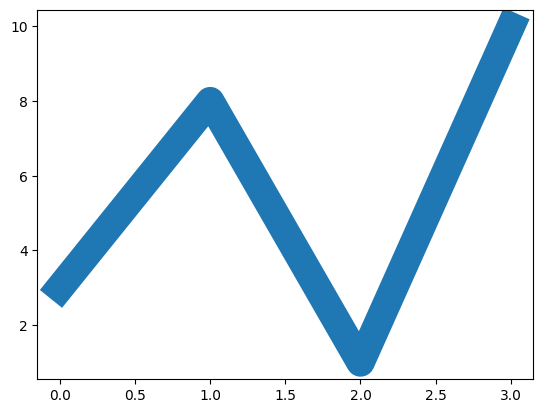
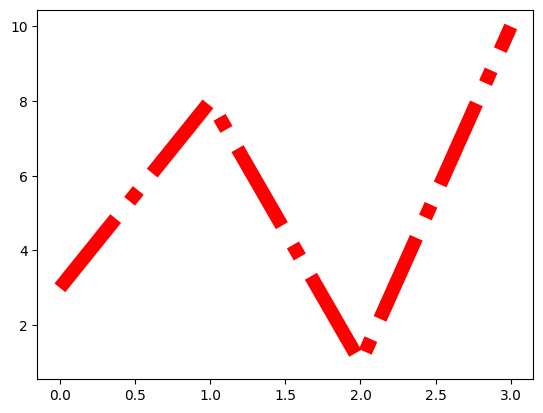
The notebook cell's code change between the first figure and the second:
--- before
+++ after
@@ -6,4 +6,4 @@
 ypoints = np.array([3, 8, 1, 10])
 
-plt.plot(ypoints, linewidth = '20.5')
+plt.plot(ypoints, linewidth = '10',color = 'r', linestyle = 'dashdot')
 plt.show()

Commit: ML Introduction